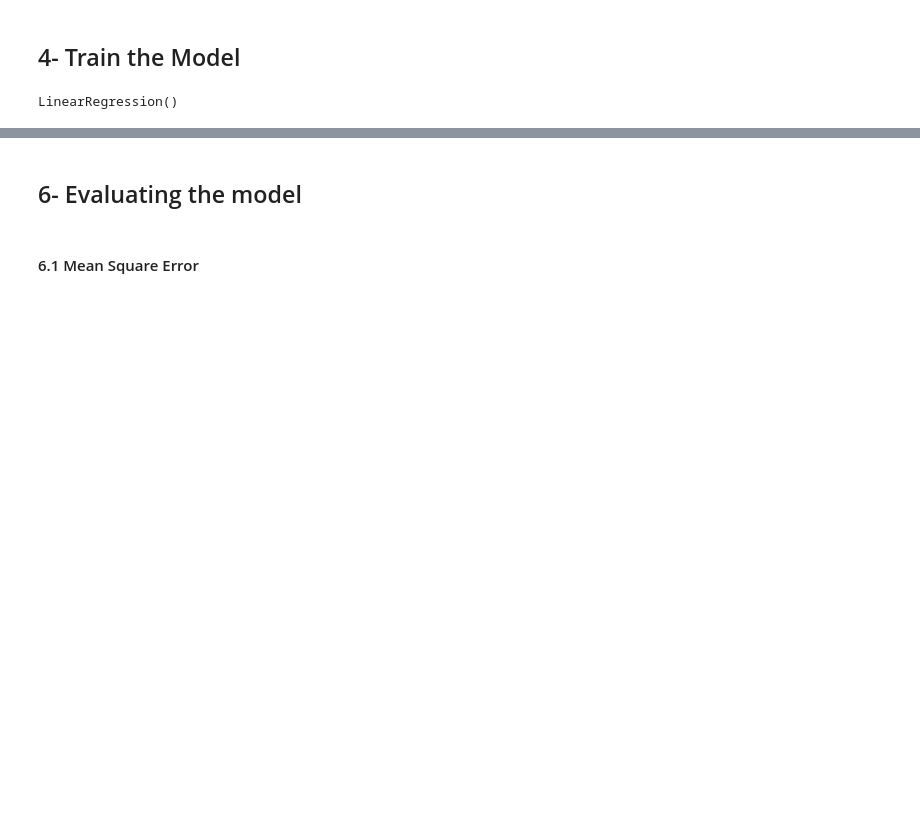
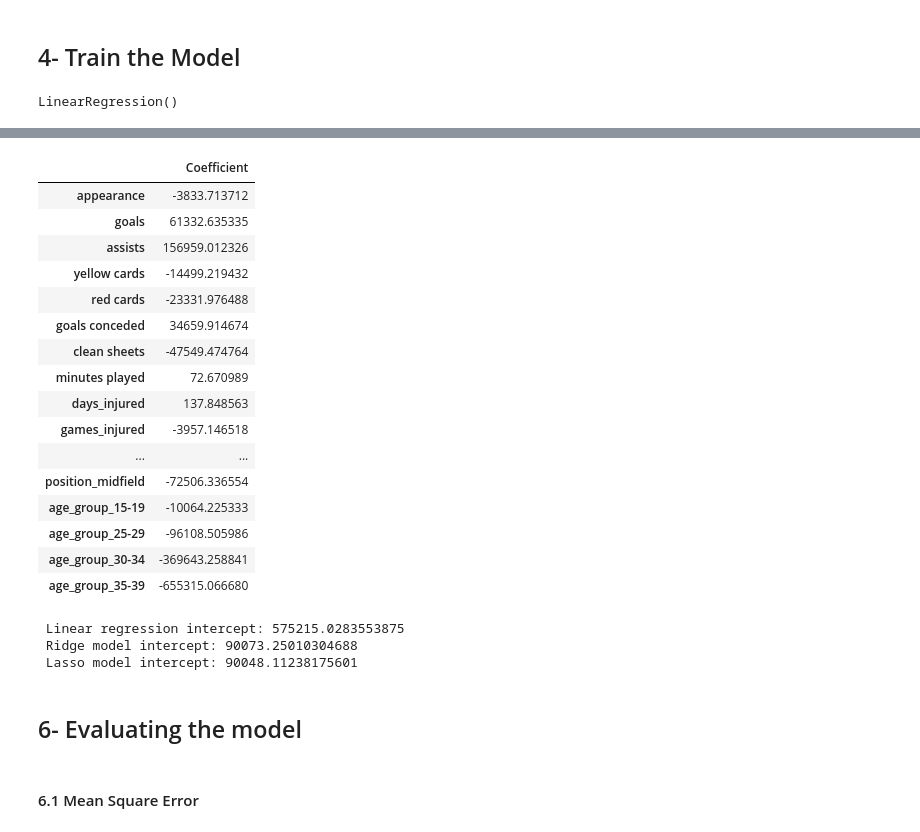
Before and after one commit to fileoy/Usecase-7, a Jupyter notebook: EDA explain template.ipynb, the cells around one changed output, grey strips where cells are left out. Saved outputs shown, nothing was run; the diff lists cells and outputs as text; code cells hidden in the pictures; blank space fills up the shorter version.

```diff
--- a/EDA explain template.ipynb
+++ b/EDA explain template.ipynb
@@ -459,0 +462,2 @@ model = LinearRegression()
+# %%
+lasso_model = Lasso()
@@ -471,3 +561,31 @@ y_pred = model.predict(X_test_scaled)
+# %%
+coeff_df_lasso
+# %% [output]
+|  | Coefficient |
+| appearance | -3833.713712 |
+| goals | 61332.635335 |
+| assists | 156959.012326 |
+| yellow cards | -14499.219432 |
+| red cards | -23331.976488 |
+| goals conceded | 34659.914674 |
+| clean sheets | -47549.474764 |
+| minutes played | 72.670989 |
+| days_injured | 137.848563 |
+| games_injured | -3957.146518 |
+| ... | ... |
+| position_midfield | -72506.336554 |
+| age_group_15-19 | -10064.225333 |
+| age_group_25-29 | -96108.505986 |
+| age_group_30-34 | -369643.258841 |
+| age_group_35-39 | -655315.066680 |
+# %%
+print(f" Linear regression intercept: {model.intercept_}")
+print(f" Ridge model intercept: {best_model_ridge.intercept_}")
+print(f" Lasso model intercept: {best_model_lasso.intercept_}")
+# %% [output]
+ Linear regression intercept: 575215.0283553875
+ Ridge model intercept: 90073.25010304688
+ Lasso model intercept: 90048.11238175601
 # %% [markdown]
 ## 6- Evaluating the model
 # %% [markdown]
```
Also changed, not shown: parts of 20 cells of this notebook.
